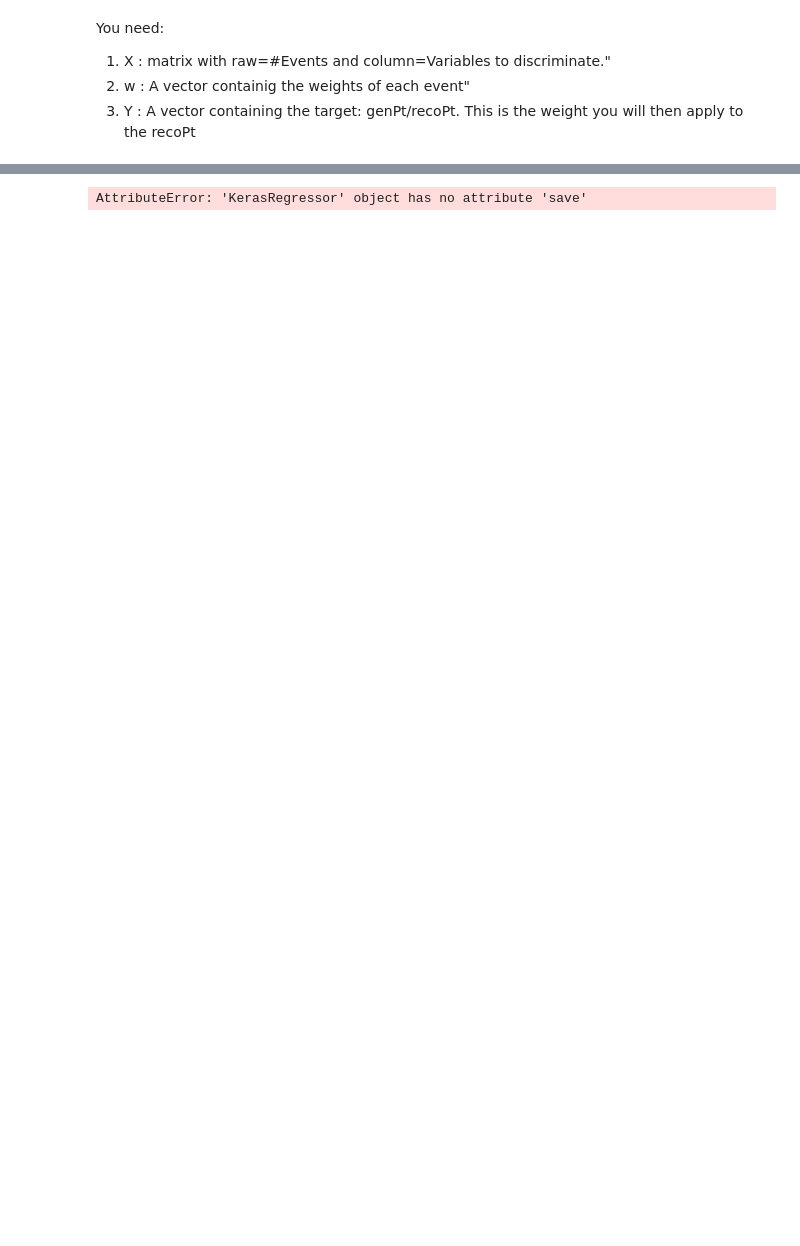
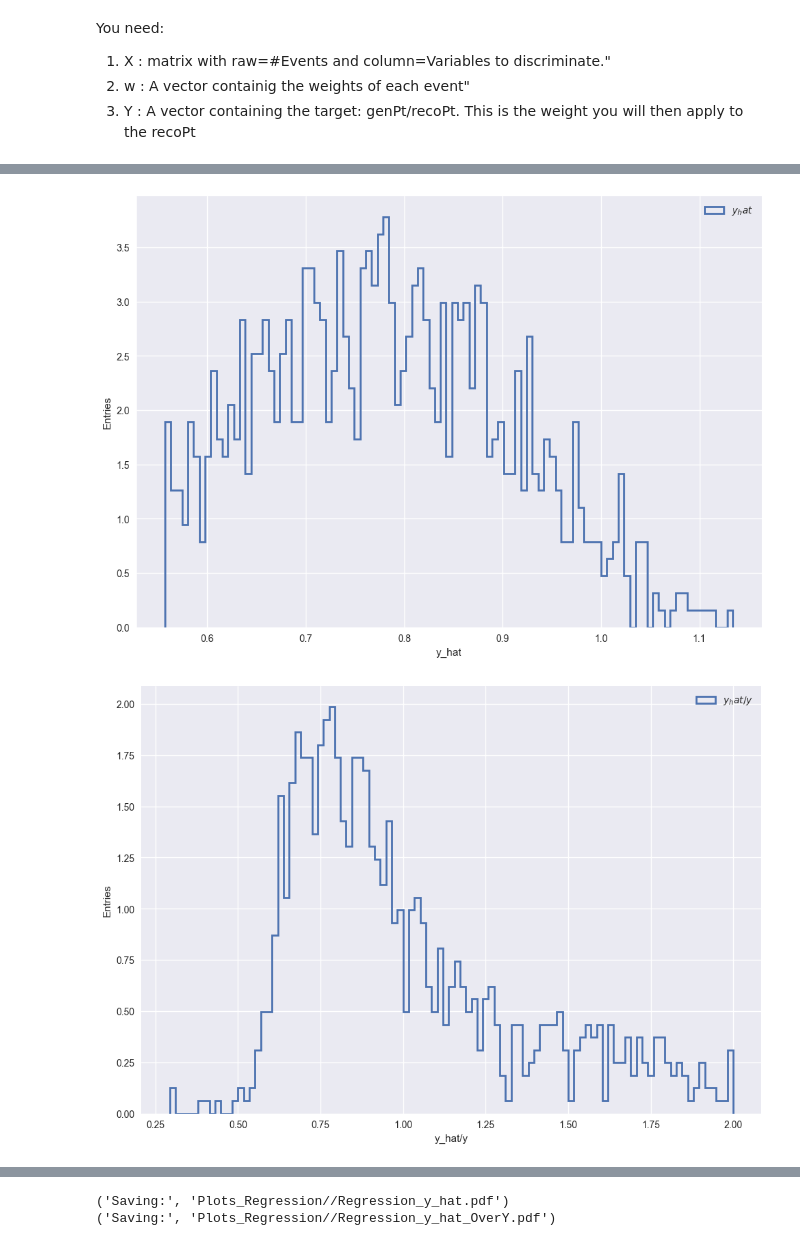
Before and after one commit to lpernie/Keras_Tutorial, a Jupyter notebook: Hhh_optimization_regression.ipynb, the cells around one changed output, grey strips where cells are left out. Cells and saved outputs as stored; diff of their text form; code cells hidden in the pictures; blank space fills up the shorter version.

```diff
--- a/Hhh_optimization_regression.ipynb
+++ b/Hhh_optimization_regression.ipynb
@@ -240,10 +293,4 @@ plt.savefig(folder + '/Check_loss.pdf')
 # %%
-# Get a prediction on the test
-y_hat = estimator.predict(X_test)
-# Get the score
-score = estimator.score(X_test, y_test)
-print "score:", score
-
 # Plot the test target and the estimated one
 %matplotlib inline
 if MakePlots:
@@ -259,34 +306,46 @@ if MakePlots:
     plt.savefig(folder + '/Regression_y_hat.pdf')
     # Estimatd target/ True target
     matplotlib.rcParams.update({'font.size': 16})
     fig = plt.figure(figsize=(11.69, 8.27), dpi=100)
     bins = np.linspace(my_max(min(y_hat/y_test),0.), 2, 100)
     _ = plt.hist(y_hat/y_test,  bins=bins, histtype='step', normed=True, label=r'$y_hat/y$', linewidth=2)
     plt.xlabel("y_hat/y")
     plt.ylabel('Entries')
     plt.legend(loc='best')
     print('Saving:',folder + '/Regression_y_hat_OverY.pdf')
     plt.savefig(folder + '/Regression_y_hat_OverY.pdf')
     # Pt Resolution Before After (first I have to find the index in X_test that corresponf to the Jet and Genjet pT)
-    JetPt    = LeadJet["b1jet_pt"]
-    genJetPt = LeadJet["b1genjet_pt"]
+    if not doSubLead:
+        JetPt    = LeadJet["b1jet_pt"]
+        GenJetPt = LeadJet["b1genjet_pt"]
+    else:
+        JetPt    = LeadJet["b2jet_pt"]
+        GenJetPt = LeadJet["b2genjet_pt"]
     test_JetPt    = JetPt[ix_test]
-    test_GenJetPt = genJetPt[ix_test]
+    test_GenJetPt = GenJetPt[ix_test]
+    #test_JetPt    = JetPt[ix_train]
+    #test_GenJetPt = GenJetPt[ix_train]
+    #y_hat = estimator.predict(X_train)
+
     Variable       = (test_JetPt-test_GenJetPt)
     Variable_corr  = (test_JetPt*y_hat-test_GenJetPt)
     Variable_ideal = (test_JetPt*y_test-test_GenJetPt)
+    #Variable_ideal = (test_JetPt*y_train-test_GenJetPt)
     matplotlib.rcParams.update({'font.size': 16})
     fig = plt.figure(figsize=(11.69, 8.27), dpi=100)
     bins = np.linspace(-50, 50, 100)
     _ = plt.hist(Variable,  bins=bins, histtype='step', normed=True, label=r'$STD$', linewidth=2)
     _ = plt.hist(Variable_corr,  bins=bins, histtype='step', normed=True, label=r'$CORR$', linewidth=2)
     #You chan check if this below is a single Bin in 0
-    _ = plt.hist(Variable_ideal,  bins=bins, histtype='step', normed=True, label=r'$IDEAL$', linewidth=2)
+    #_ = plt.hist(Variable_ideal,  bins=bins, histtype='step', normed=True, label=r'$IDEAL$', linewidth=2)
     plt.xlabel("pT Resolution")
     plt.ylabel('Entries')
     plt.legend(loc='best')
     plt.savefig(folder + '/Regression_PtRes.pdf')
 
 #kfold = KFold(n_splits=10, random_state=seed)
 #results = cross_val_score(estimator, X, Y, cv=kfold)
 #print("Results: %.2f (%.2f) MSE" % (results.mean(), results.std()))
+# %% [output]
+[figure, added]
+[figure, added]
@@ -293,10 +353,2 @@ if MakePlots:
+('Saving:', 'Plots_Regression//Regression_y_hat.pdf')
+('Saving:', 'Plots_Regression//Regression_y_hat_OverY.pdf')
-# %%
-# Now save this model and the estimator into a file
-name = "Model_regression_LeadingJet.h5"
-if doSubLead: name = "Model_regression_SubleadingJet.h5"
-model.save('models/' + name)
-name = "Estimator_regression_LeadingJet.h5"
-if doSubLead: name = "Estimator_regression_SubleadingJet.h5"
-estimator.save('models/' + name)
-# %% [output]
-AttributeError: 'KerasRegressor' object has no attribute 'save'
```
Also changed, not shown: parts of 10 cells of this notebook, 2 other files.
